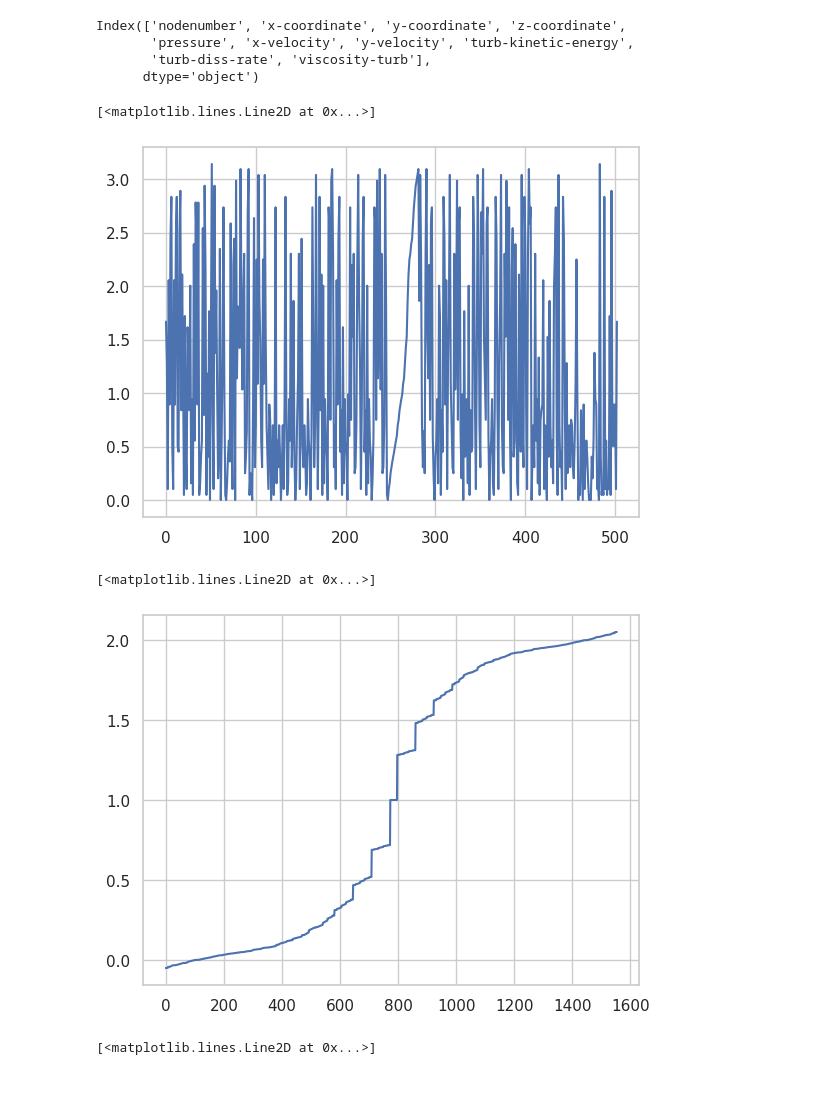
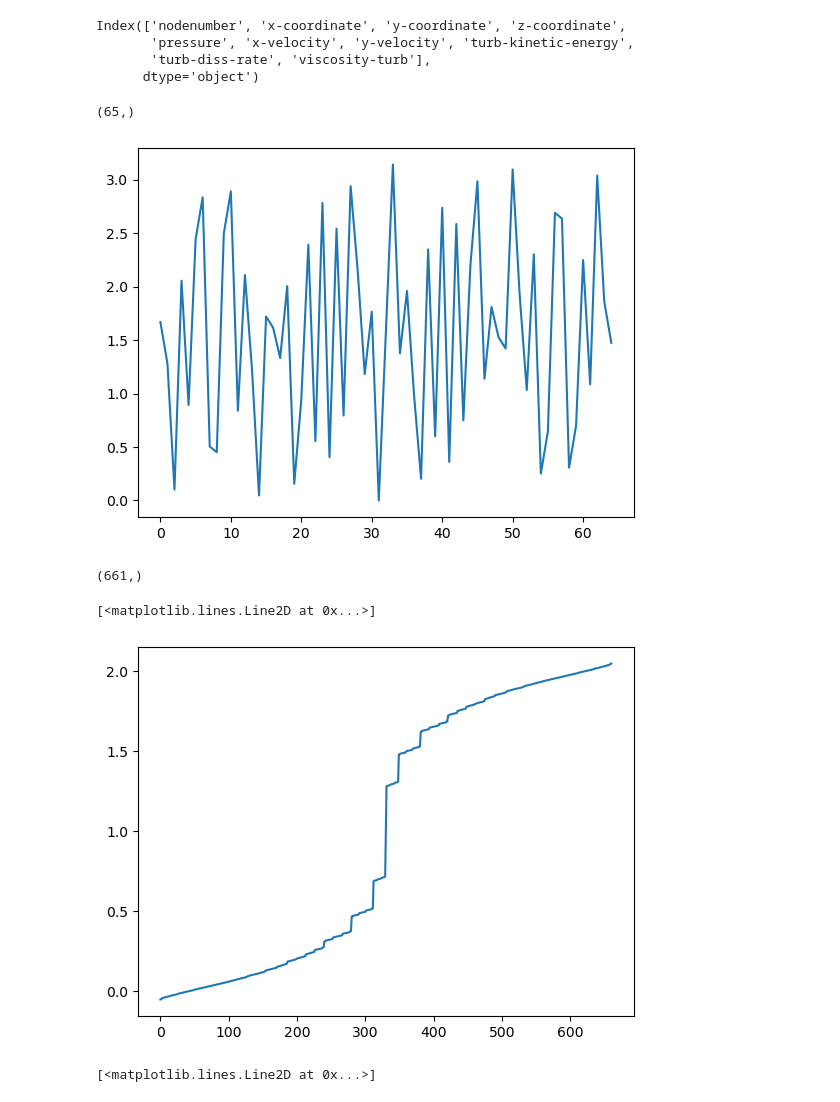
Before and after one commit to alexliberzonlab/sari-data, a Jupyter notebook: data_to_plot.ipynb, the cells around one changed output. Saved outputs shown, nothing was run; the diff lists cells and outputs as text; code cells hidden in the pictures.

Commit message:
Update data_to_plot.ipynb
after meeting with Sari we found that we need automatic 3 digit floating values

```diff
--- a/data_to_plot.ipynb
+++ b/data_to_plot.ipynb
@@ -23,6 +23,8 @@ def load_data(file_path):
     """
     try:
         data = pd.read_csv(file_path, header=0)
+        float_cols = data.select_dtypes(include='float').columns
+        data[float_cols] = data[float_cols].round(3)
         # Remove leading/trailing spaces and replace internal spaces with underscores
         data.columns = [col.strip().replace(' ', '_') for col in data.columns]
         return data
@@ -40,14 +42,19 @@ Index(['nodenumber', 'x-coordinate', 'y-coordinate', 'z-coordinate',
       dtype='object')
 # %%
 plt.plot(df['x-coordinate'].unique())
+df['x-coordinate'].unique().shape
 # %% [output]
-[<matplotlib.lines.Line2D at 0x...>]
+(65,)
-[figure, old version]
+[figure, new version]
+# %%
+df['y-coordinate'].unique().shape
+# %% [output]
+(661,)
 # %%
 plt.plot(df['y-coordinate'].unique())
 # %% [output]
 [<matplotlib.lines.Line2D at 0x...>]
-[figure, old version]
+[figure, new version]
 # %%
 plt.plot(df['z-coordinate'].unique())
 # %% [output]
```
Also changed, not shown: parts of 1 cell of this notebook.
